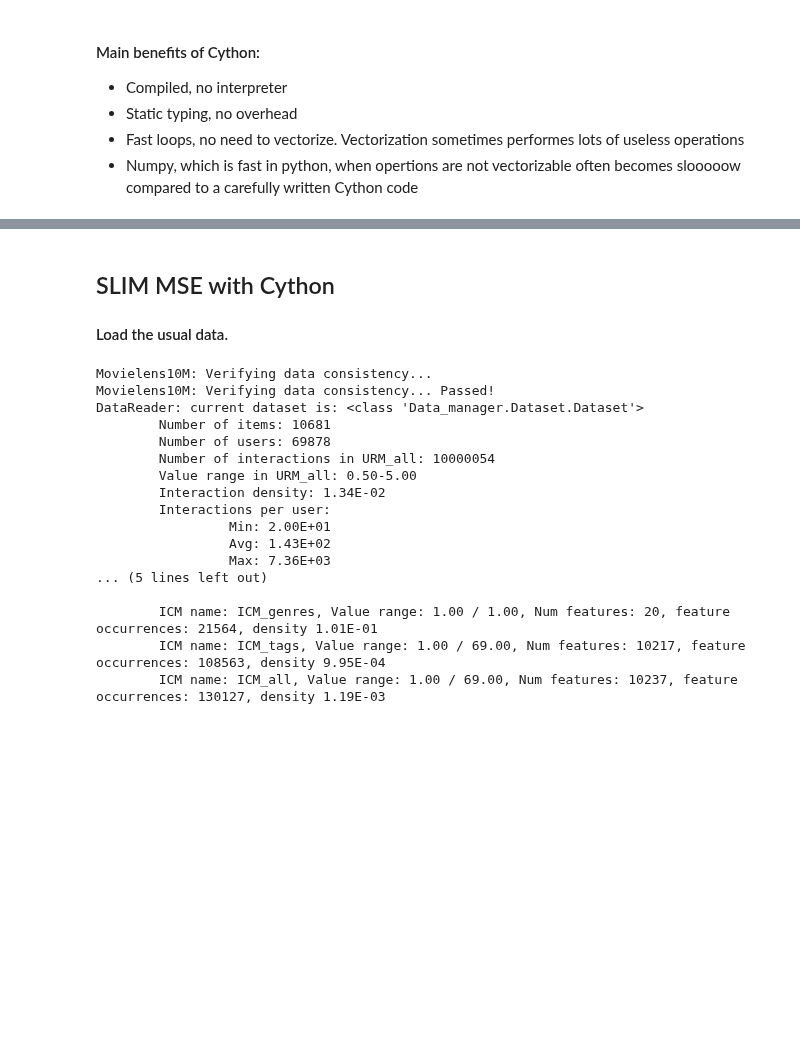
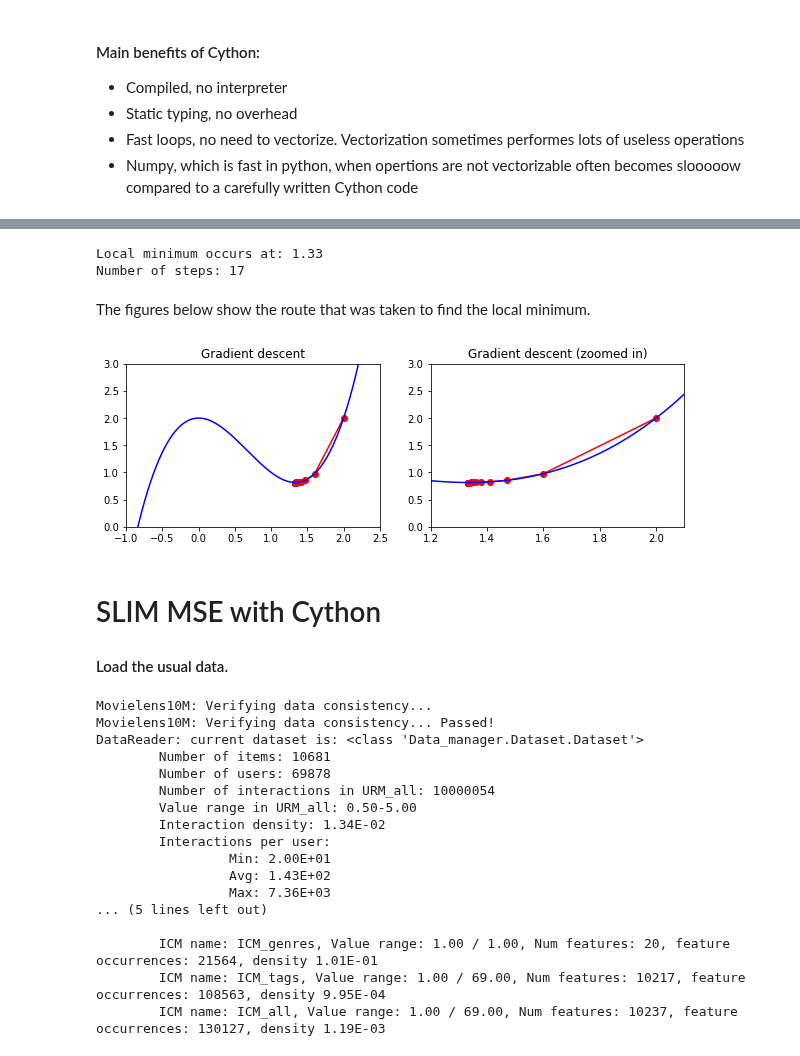
Before and after one commit to MaurizioFD/RecSys_Course_AT_PoliMi, a Jupyter notebook: Practice 06 - SLIM MSE with Gradient Descent and Cython.ipynb, the cells around one changed output, grey strips where cells are left out. Saved outputs shown, nothing was run; the diff lists cells and outputs as text; code cells hidden in the pictures; blank space fills up the shorter version.

```diff
--- a/Practice 06 - SLIM MSE with Cython.ipynb
+++ b/Practice 06 - SLIM MSE with Gradient Descent and Cython.ipynb
@@ -113,5 +146,55 @@ Is Prime 80000023? True, time required 0.22 sec
+# %%
+x_old = 0
+x_new = 2 # The algorithm starts at x=2
+n_k = 0.1 # step size
+precision = 0.0001
+
+x_list, y_list = [x_new], [f(x_new)]
+
+# returns the value of the derivative of our function
+def f_gradient(x):
+    return 3*x**2-4*x
+
+while abs(x_new - x_old) > precision:
+
+    x_old = x_new
+
+    # Gradient descent step
+    s_k = -f_gradient(x_old)
+
+    x_new = x_old + n_k * s_k
+
+    x_list.append(x_new)
+    y_list.append(f(x_new))
+
+print ("Local minimum occurs at: {:.2f}".format(x_new))
+print ("Number of steps:", len(x_list))
+# %% [output]
+Local minimum occurs at: 1.33
+Number of steps: 17
+# %% [markdown]
+The figures below show the route that was taken to find the local minimum.
+# %%
+plt.figure(figsize=[10,3])
+plt.subplot(1,2,1)
+plt.scatter(x_list,y_list,c="r")
+plt.plot(x_list,y_list,c="r")
+plt.plot(x,f(x), c="b")
+plt.xlim([-1,2.5])
+plt.ylim([0,3])
+plt.title("Gradient descent")
+plt.subplot(1,2,2)
+plt.scatter(x_list,y_list,c="r")
+plt.plot(x_list,y_list,c="r")
+plt.plot(x,f(x), c="b")
+plt.xlim([1.2,2.1])
+plt.ylim([0,3])
+plt.title("Gradient descent (zoomed in)")
+plt.show()
+# %% [output]
+[figure, added]
 # %% [markdown]
-## SLIM MSE with Cython
+# SLIM MSE with Cython
 
 #### Load the usual data.
 # %%
```
Also changed, not shown: parts of 6 cells of this notebook.
